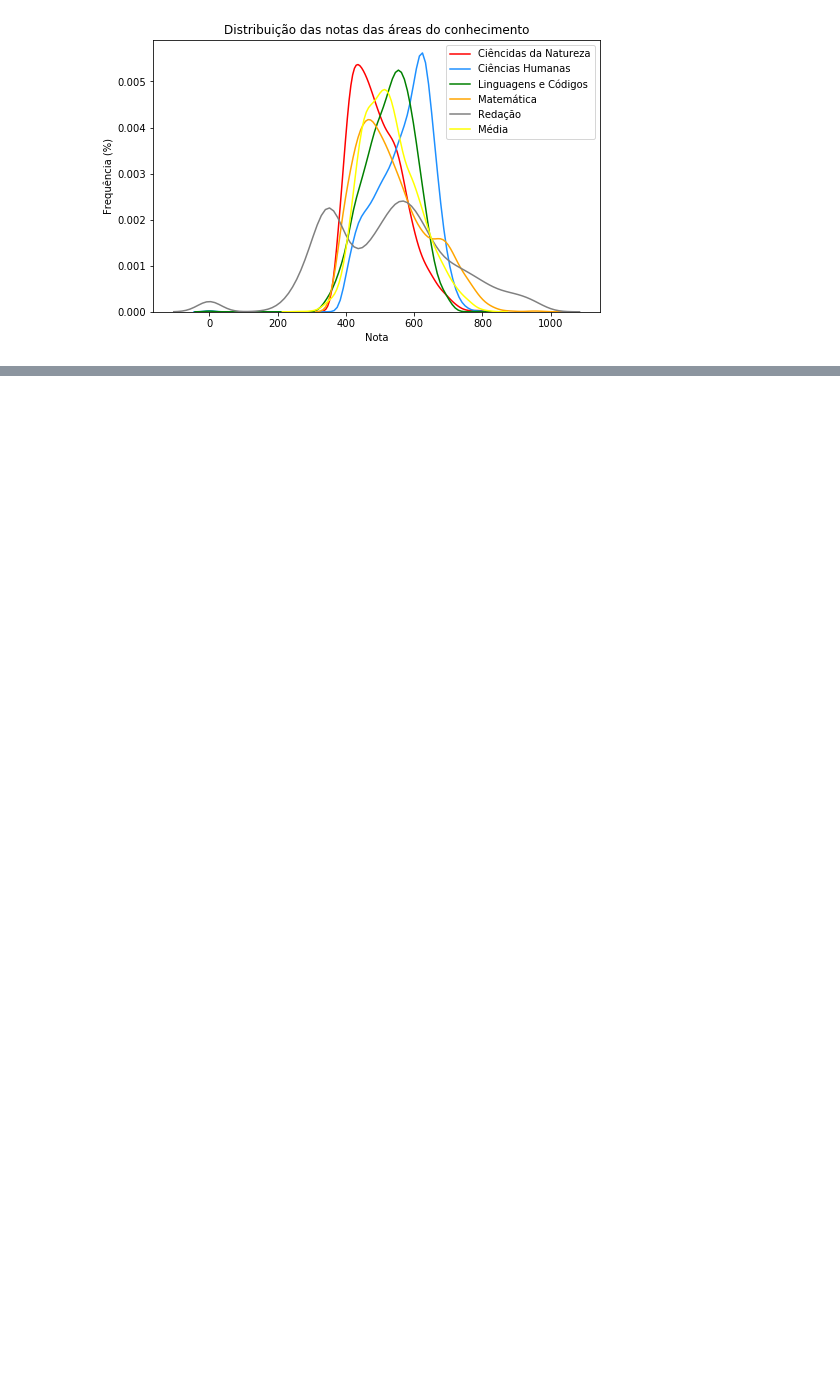
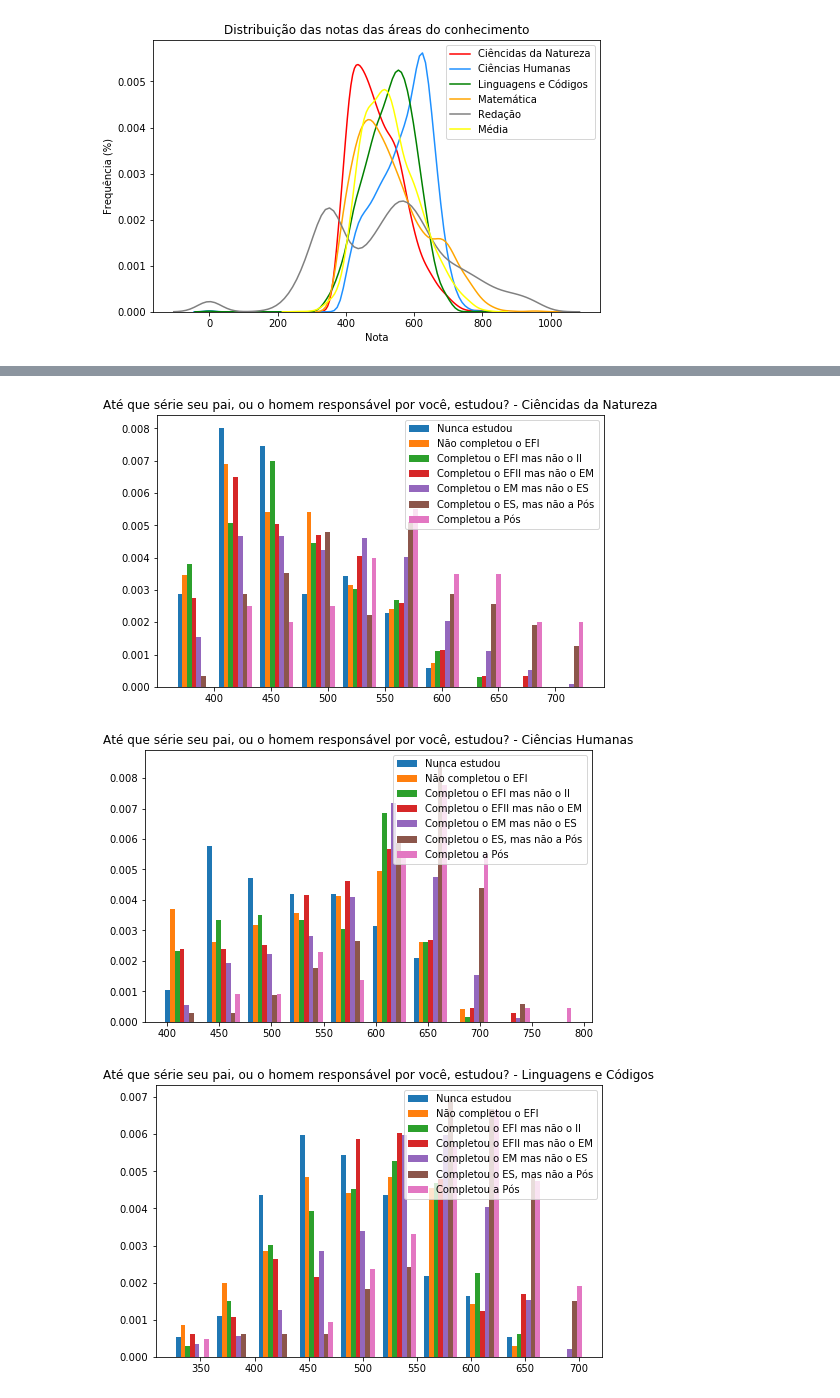
Before and after one commit to barbaragribeiro/enem-data-analysis, a Jupyter notebook: analise_notas_geral.ipynb, the cells around one changed output, grey strips where cells are left out. Saved outputs shown, nothing was run; the diff lists cells and outputs as text; code cells hidden in the pictures; blank space fills up the shorter version.

```diff
--- a/analise_notas_geral.ipynb
+++ b/analise_notas_geral.ipynb
@@ -175,0 +177,15 @@ for i in range(len(dfs)):
+# %%
+labels = ['Ciêncidas da Natureza', 'Ciências Humanas', 'Linguagens e Códigos', 'Matemática', 'Redação', 'Média']
+columns = ['NU_NOTA_CN', 'NU_NOTA_CH', 'NU_NOTA_LC', 'NU_NOTA_MT','NU_NOTA_REDACAO', 'Media']
+for i in range(len(dfs)):
+    plt.hist([dfCorr[dfCorr['Q001'] == 1][columns[i]],dfCorr[dfCorr['Q001'] == 2][columns[i]],
+             dfCorr[dfCorr['Q001'] == 3][columns[i]], dfCorr[dfCorr['Q001'] == 4][columns[i]],
+             dfCorr[dfCorr['Q001'] == 5][columns[i]], dfCorr[dfCorr['Q001'] == 6][columns[i]],
+             dfCorr[dfCorr['Q001'] == 7][columns[i]]], label=['Nunca estudou',  'Não completou o EFI',  'Completou o EFI mas não o II', 'Completou o EFII mas não o EM', 'Completou o EM mas não o ES', 'Completou o ES, mas não a Pós', 'Completou a Pós'], density=True)
+    plt.legend(loc='upper right')
+    plt.title('Até que série seu pai, ou o homem responsável por você, estudou? - '+ labels[i])
+    plt.show()
+# %% [output]
+[figure, added]
+[figure, added]
+[figure, added]
```
Also changed, not shown: parts of 8 cells of this notebook.
